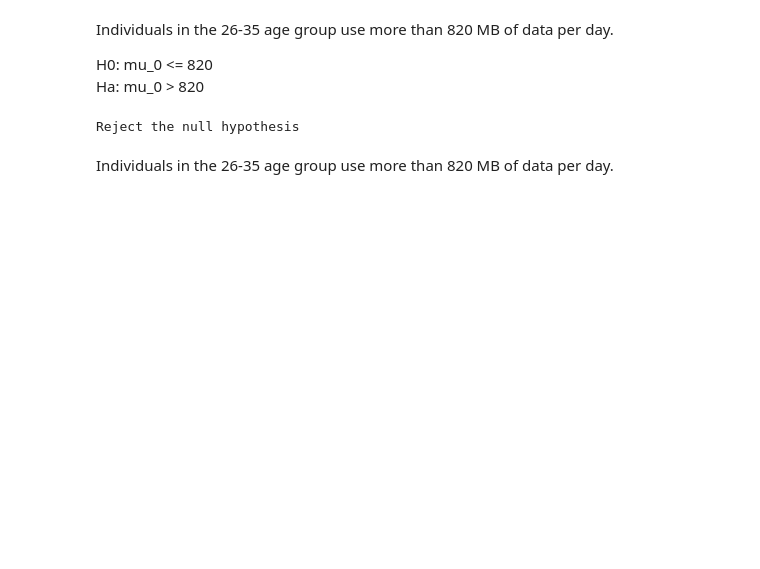
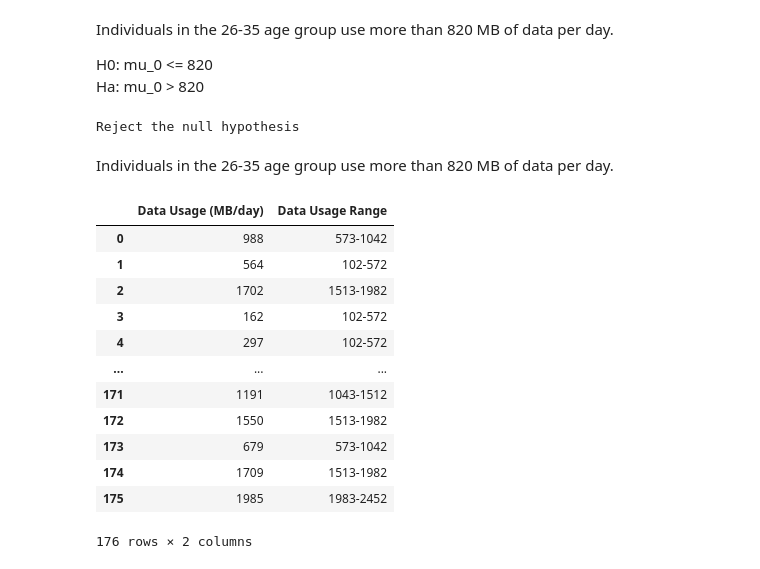
Before and after one commit to sha2992/Mobile-Device-Usage-User-Behavior, a Jupyter notebook: Mobile Device Usage User Behavior.ipynb, the cells around one changed output. Drawn from its saved outputs; the diff is of its cells as text; code cells hidden in the pictures; blank space fills up the shorter version.

Commit message:
Daily Data Use Count

```diff
--- a/Mobile Device Usage User Behavior.ipynb
+++ b/Mobile Device Usage User Behavior.ipynb
@@ -440,3 +425,32 @@ else:
 Reject the null hypothesis
 # %% [markdown]
 Individuals in the 26-35 age group use more than 820 MB of data per day.
+# %%
+data_bins = [Age26_35_df['Data Usage (MB/day)'].min(), Age26_35_df['Data Usage (MB/day)'].min()+470
+             , Age26_35_df['Data Usage (MB/day)'].min()+(2*470)
+             , Age26_35_df['Data Usage (MB/day)'].min()+(3*470), Age26_35_df['Data Usage (MB/day)'].min()+(4*470)
+             , Age26_35_df['Data Usage (MB/day)'].min()+(5*470)]
+
+data_labels = [str(Age26_35_df['Data Usage (MB/day)'].min())+'-'+str(Age26_35_df['Data Usage (MB/day)'].min()+470)
+          , str(Age26_35_df['Data Usage (MB/day)'].min()+470+1)+'-'+str(Age26_35_df['Data Usage (MB/day)'].min()+(2*470))
+          , str(Age26_35_df['Data Usage (MB/day)'].min()+(2*470)+1)+'-'+str(Age26_35_df['Data Usage (MB/day)'].min()+(3*470))
+          , str(Age26_35_df['Data Usage (MB/day)'].min()+(3*470)+1)+'-'+str(Age26_35_df['Data Usage (MB/day)'].min()+(4*470))
+          , str(Age26_35_df['Data Usage (MB/day)'].min()+(4*470)+1)+'-'+str(Age26_35_df['Data Usage (MB/day)'].min()+(5*470))]
+
+Age26_35_df['Data Usage Range'] = pd.cut(Age26_35_df['Data Usage (MB/day)'], bins=data_bins, labels=data_labels, right=True, include_lowest=True)
+# %%
+Age26_35_df[['Data Usage (MB/day)','Data Usage Range']]
+# %% [output]
+|  | Data Usage (MB/day) | Data Usage Range |
+| 0 | 988 | 573-1042 |
+| 1 | 564 | 102-572 |
+| 2 | 1702 | 1513-1982 |
+| 3 | 162 | 102-572 |
+| 4 | 297 | 102-572 |
+| ... | ... | ... |
+| 171 | 1191 | 1043-1512 |
+| 172 | 1550 | 1513-1982 |
+| 173 | 679 | 573-1042 |
+| 174 | 1709 | 1513-1982 |
+| 175 | 1985 | 1983-2452 |
+176 rows × 2 columns
```
Also changed, not shown: parts of 2 cells of this notebook.
